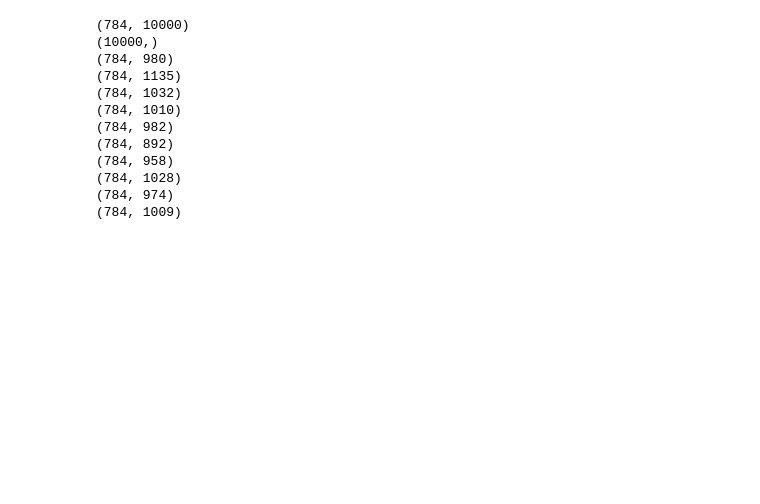
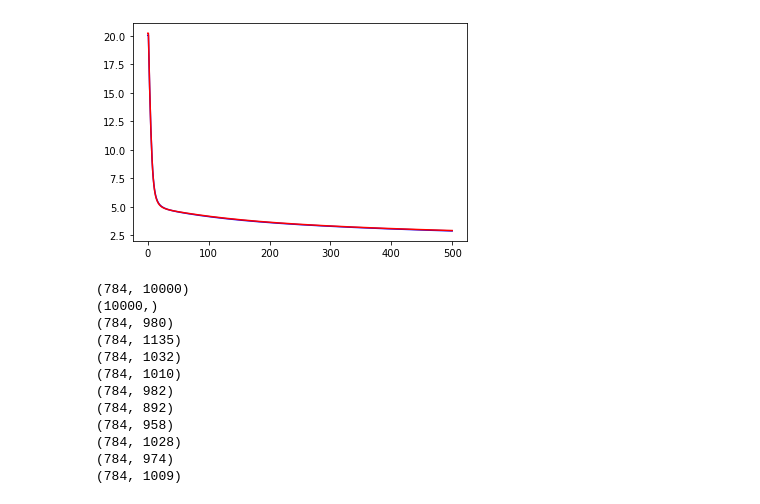
Before and after one commit to heebinYoo/assignment-02, a Jupyter notebook: assignment-08.ipynb, the cells around one changed output. Drawn from its saved outputs; the diff is of its cells as text; code cells hidden in the pictures; blank space fills up the shorter version.

```diff
--- a/assignment-08.ipynb
+++ b/assignment-08.ipynb
@@ -241,17 +241,21 @@ def GD(th, DMAT, lr):
     n_th = [th[0]-lr*DMAT[0], th[1]-lr*DMAT[1], th[2]-lr*DMAT[2]]
     return n_th
 
+def accuracy(data, th):
+    cp.argmax(h(data, th))
+
 
 g_th = [cp.random.normal(size=(196, 785)), cp.random.normal(size=(49, 197)), cp.random.normal(size=(10,50))]
-lr = 0.01
-#result = h(GT_train_image, g_th)
-#print(GT_train_label)
-#J(GT_train_label[:,0].reshape(1,-1), result[:,0].reshape(1,-1))
-#J(GT_train_label, result)
-Dmat = backProp(GT_train_image, g_th, GT_train_label)
+J_log_train = [J(GT_train_label,  h(GT_train_image, g_th))]
+J_log_test = [J(GT_test_label,  h(GT_test_image, g_th))]
+accuracy_train = []
+accuracy_test = []
+lr = 0.03
 
 alpha = 0.03
 from tqdm.notebook import tqdm
-for i in tqdm(range(600000)):
-
+for i in tqdm(range(500)):
+    J_log_train.append(J(GT_train_label, h(GT_train_image, g_th)))
+    J_log_test.append(J(GT_test_label, h(GT_test_image, g_th)))
+    Dmat = backProp(GT_train_image, g_th, GT_train_label)
     g_th = GD(g_th, Dmat, alpha)
@@ -258,3 +272,9 @@ for i in tqdm(range(600000)):
+# %%
+plt.plot(J_log_train,c='blue')
+plt.plot(J_log_test,c='red')
+plt.show()
+# %% [output]
+[figure, added]
 # %%
 print(list_image.shape)
 print(list_label.shape)
```
Also changed, not shown: parts of 2 cells of this notebook.
